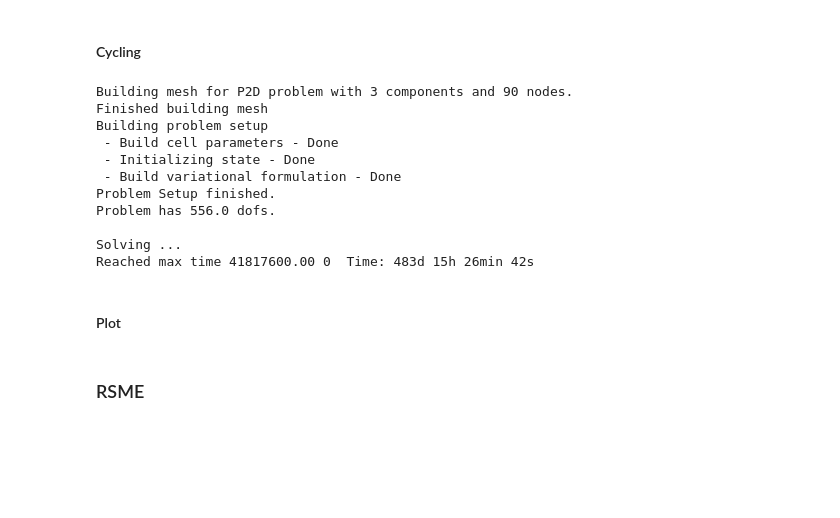
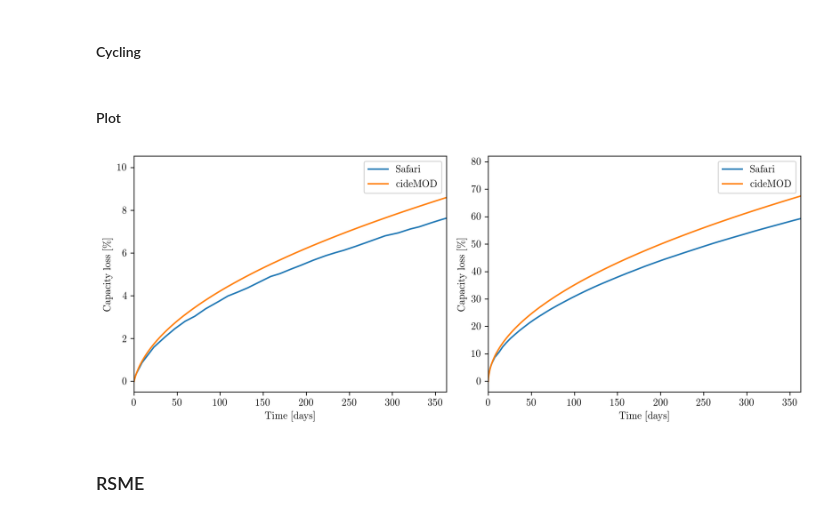
Before and after one commit to cidetec-energy-storage/cideMOD, a Jupyter notebook: examples/scripts_paper/Safari.ipynb, the cells around one changed output. Saved outputs shown, nothing was run; the diff lists cells and outputs as text; code cells hidden in the pictures; blank space fills up the shorter version.

```diff
--- a/examples/scripts_paper/Safari.ipynb
+++ b/examples/scripts_paper/Safari.ipynb
@@ -308,6 +267,11 @@ Reached max time 41817600.00 0  Time: 483d 11h 22min 52s
+# %%
+time_ocv = numpy.array(problem_ocv.WH.get_global_variable('time'))
+capacity_loss_ocv = numpy.array(problem_ocv.WH.get_global_variable('Q_sei_a0'))
 # %% [markdown]
 #### Cycling
 # %%
+cell_cy = CellParser("params_cycling_lumped.json", data_path=data_path)
+
 problem_cy = Problem(cell_cy, model_options)
 problem_cy.set_cell_state(0.99, 273 + 25, 273 + 25)
 problem_cy.setup()
@@ -320,41 +284,34 @@ err = ErrorCheck(problem_cy, status)
 
 if isinstance(status, SolverCrashed):
     raise status.args[0]
-# %% [output]
-Building mesh for P2D problem with 3 components and 90 nodes.
-Finished building mesh
-Building problem setup
- - Build cell parameters - Done
- - Initializing state - Done
- - Build variational formulation - Done
-Problem Setup finished.
-Problem has 556.0 dofs.
-
-Solving ...
-Reached max time 41817600.00 0  Time: 483d 15h 26min 42s
+# %%
+time_cy = numpy.array(problem_cy.WH.get_global_variable('time'))
+capacity_loss_cy = numpy.array(problem_cy.WH.get_global_variable('Q_sei_a0'))
 # %% [markdown]
 #### Plot
 # %%
 fig, (ax1, ax2) = plt.subplots(1, 2, figsize=(10, 4), dpi=200)
 
 # plot results over time
 ax1.plot(safari_Q_cycling[:,0], safari_Q_cycling[:,1]*100, "-")
-ax1.plot(numpy.array(problem_cy.WH.global_var_arrays[0])/3600/24, numpy.array(problem_cy.WH.global_var_arrays[-2])/1.8*100, "-")
+ax1.plot(time_cy/3600/24, capacity_loss_cy/1.8*100, "-")
 ax1.set_xlabel("Time [days]")
 ax1.set_ylabel(r"Capacity loss [\%]")
 ax1.legend(["Safari", "cideMOD"], loc="best")
 ax1.set_xlim([0, max(safari_Q_cycling[:,0])])
 
 ax2.plot(safari_Q_OCV[:,0], safari_Q_OCV[:,1]*100, "-")
-ax2.plot(numpy.array(problem_ocv.WH.global_var_arrays[0])/3600/24, numpy.array(problem_ocv.WH.global_var_arrays[-2])/1.8*100, "-")
+ax2.plot(time_ocv/3600/24, capacity_loss_ocv/1.8*100, "-")
 ax2.set_xlabel("Time [days]")
 ax2.set_ylabel(r"Capacity loss [\%]")
 ax2.legend(["Safari", "cideMOD"], loc="best")
 ax2.set_xlim([0, max(safari_Q_OCV[:,0])])
 
 plt.tight_layout()
 plt.show()
-plt.savefig("Storage.png")
+# plt.savefig("Storage.png")
+# %% [output]
+[figure, added]
 # %% [markdown]
 ### RSME
 # %%
```
Also changed, not shown: parts of 13 cells of this notebook, 17 other files.
